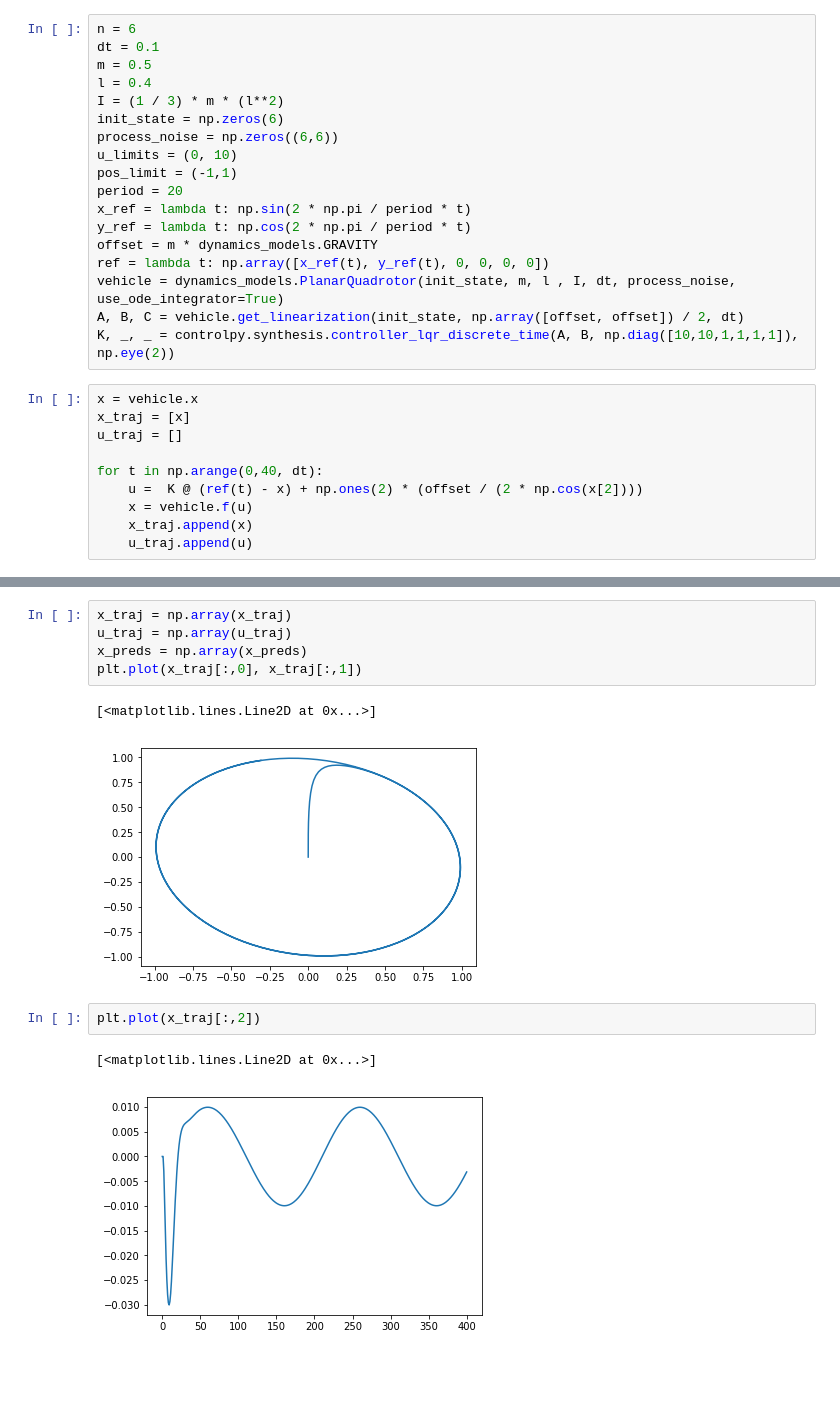
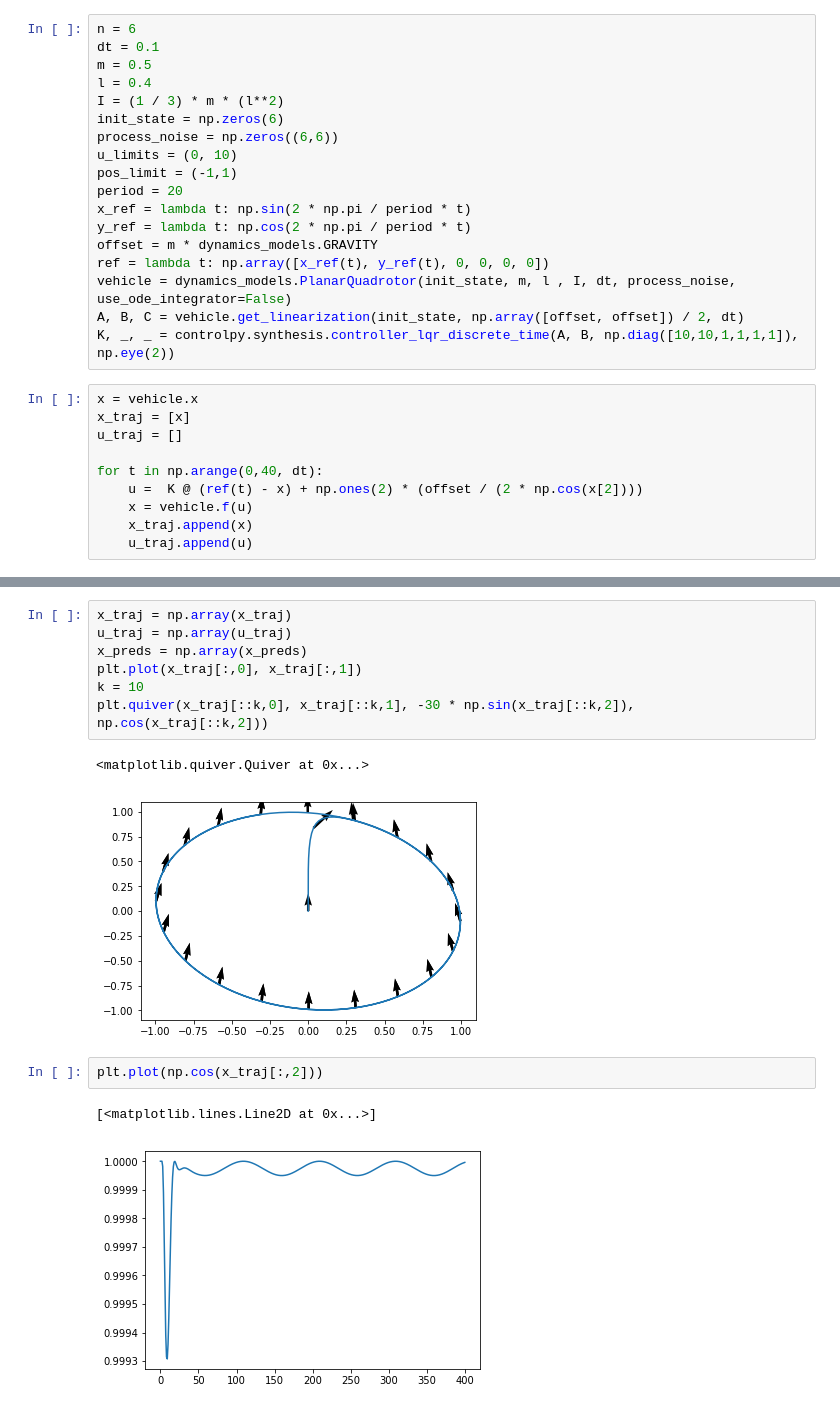
Before and after one commit to GoldeneyeRohan/prediction-uncertainty, a Jupyter notebook: Test Dynamics Models.ipynb, the cells around one changed output, grey strips where cells are left out. Cells and saved outputs as stored; diff of their text form; blank space fills up the shorter version.

```diff
--- a/Test Dynamics Models.ipynb
+++ b/Test Dynamics Models.ipynb
@@ -78,7 +78,7 @@ x_ref = lambda t: np.sin(2 * np.pi / period * t)
 y_ref = lambda t: np.cos(2 * np.pi / period * t)
 offset = m * dynamics_models.GRAVITY
 ref = lambda t: np.array([x_ref(t), y_ref(t), 0, 0, 0, 0])
-vehicle = dynamics_models.PlanarQuadrotor(init_state, m, l , I, dt, process_noise, use_ode_integrator=True)
+vehicle = dynamics_models.PlanarQuadrotor(init_state, m, l , I, dt, process_noise, use_ode_integrator=False)
 A, B, C = vehicle.get_linearization(init_state, np.array([offset, offset]) / 2, dt)
 K, _, _ = controlpy.synthesis.controller_lqr_discrete_time(A, B, np.diag([10,10,1,1,1,1]), np.eye(2))
 # %%
@@ -96,11 +110,13 @@ x_traj = np.array(x_traj)
 u_traj = np.array(u_traj)
 x_preds = np.array(x_preds)
 plt.plot(x_traj[:,0], x_traj[:,1])
+k = 10
+plt.quiver(x_traj[::k,0], x_traj[::k,1], -30 * np.sin(x_traj[::k,2]),   np.cos(x_traj[::k,2]))
 # %% [output]
-[<matplotlib.lines.Line2D at 0x...>]
+<matplotlib.quiver.Quiver at 0x...>
-[figure, old version]
+[figure, new version]
 # %%
-plt.plot(x_traj[:,2])
+plt.plot(np.cos(x_traj[:,2]))
 # %% [output]
 [<matplotlib.lines.Line2D at 0x...>]
-[figure, old version]
+[figure, new version]
```
Also changed, not shown: parts of 2 cells of this notebook, 4 other files.
